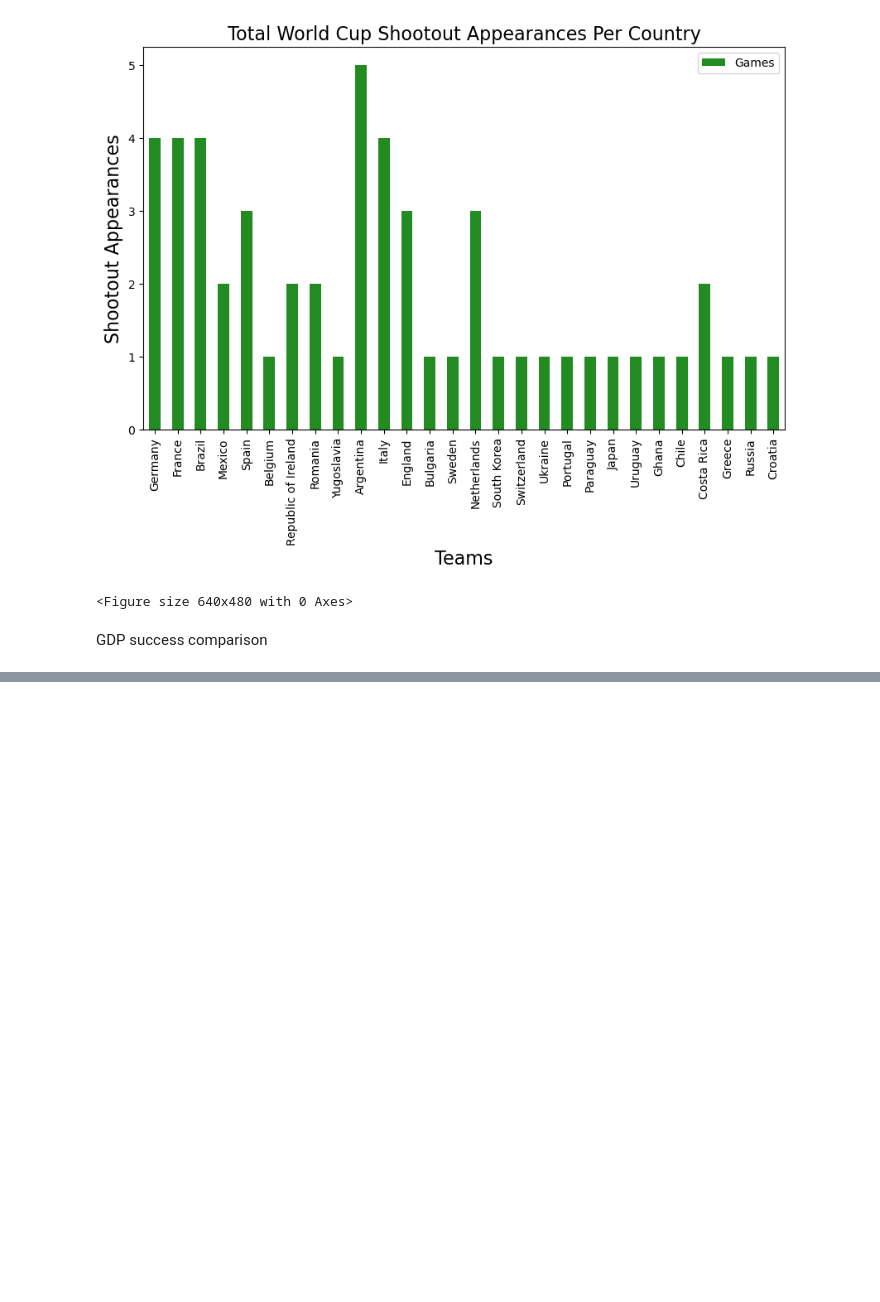
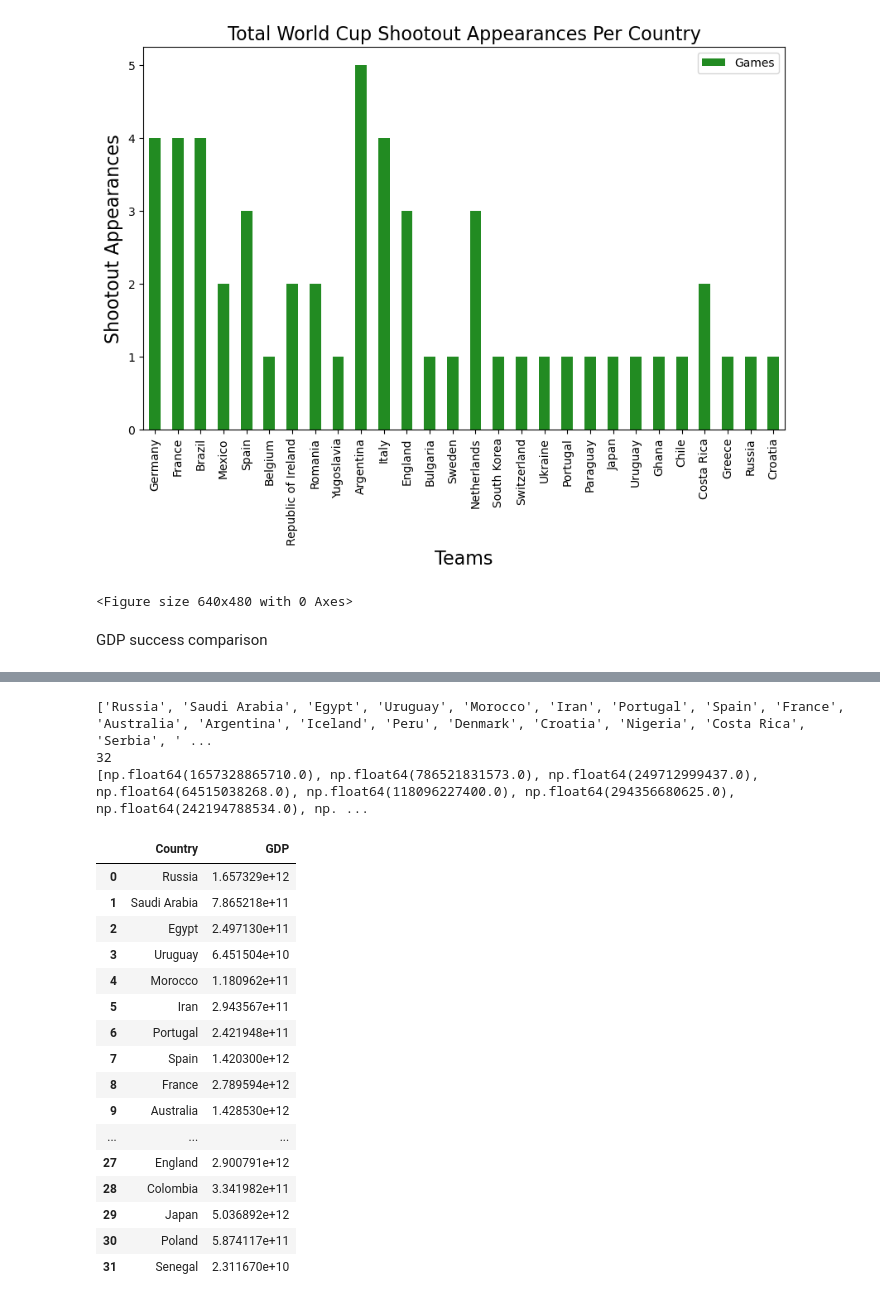
Before and after one commit to izziekei/Final-Project, a Jupyter notebook: Football_Data_Analysis.ipynb, the cells around one changed output, grey strips where cells are left out. Saved outputs shown, nothing was run; the diff lists cells and outputs as text; code cells hidden in the pictures; blank space fills up the shorter version.

```diff
--- a/Football_Data_Analysis.ipynb
+++ b/Football_Data_Analysis.ipynb
@@ -548,0 +556,8 @@ DatabaseError: Execution failed on sql '
+# %%
+wc_2018 = pd.read_sql_query("""
+    SELECT home_team, away_team, winner
+    FROM football_sql
+    WHERE tournament = 'FIFA World Cup' AND country = 'Russia'
+
+""", conn)
+wc_2018
@@ -548,0 +590,40 @@ DatabaseError: Execution failed on sql '
+# %%
+wc_teams = []
+for i in range (64):
+    if wc_2018['home_team'][i] not in wc_teams:
+        wc_teams.append(wc_2018['home_team'][i])
+    if wc_2018['away_team'][i] not in wc_teams:
+        wc_teams.append(wc_2018['away_team'][i])
+
+print(wc_teams)
+print(len(wc_teams))
+
+gdp_2018 = []
+for i in range (32):
+    country = gdp.at[wc_teams[i], 'target_year']
+    gdp_2018.append(country)
+print(gdp_2018)
+
+wc_gdp = pd.DataFrame({'Country': wc_teams, 'GDP': gdp_2018})
+wc_gdp
+# %% [output]
+['Russia', 'Saudi Arabia', 'Egypt', 'Uruguay', 'Morocco', 'Iran', 'Portugal', 'Spain', 'France', 'Australia', 'Argentina', 'Iceland', 'Peru', 'Denmark', 'Croatia', 'Nigeria', 'Costa Rica', 'Serbia', ' ...
+32
+[np.float64(1657328865710.0), np.float64(786521831573.0), np.float64(249712999437.0), np.float64(64515038268.0), np.float64(118096227400.0), np.float64(294356680625.0), np.float64(242194788534.0), np. ...
+|  | Country | GDP |
+| 0 | Russia | 1.657329e+12 |
+| 1 | Saudi Arabia | 7.865218e+11 |
+| 2 | Egypt | 2.497130e+11 |
+| 3 | Uruguay | 6.451504e+10 |
+| 4 | Morocco | 1.180962e+11 |
+| 5 | Iran | 2.943567e+11 |
+| 6 | Portugal | 2.421948e+11 |
+| 7 | Spain | 1.420300e+12 |
+| 8 | France | 2.789594e+12 |
+| 9 | Australia | 1.428530e+12 |
+| ... | ... | ... |
+| 27 | England | 2.900791e+12 |
+| 28 | Colombia | 3.341982e+11 |
+| 29 | Japan | 5.036892e+12 |
+| 30 | Poland | 5.874117e+11 |
+| 31 | Senegal | 2.311670e+10 |
```
Also changed, not shown: parts of 5 cells of this notebook, 1 other file.
